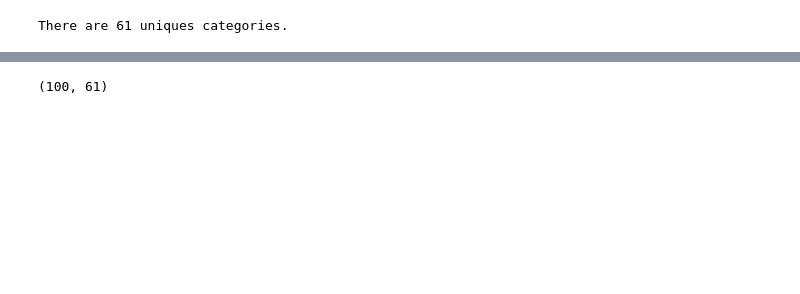
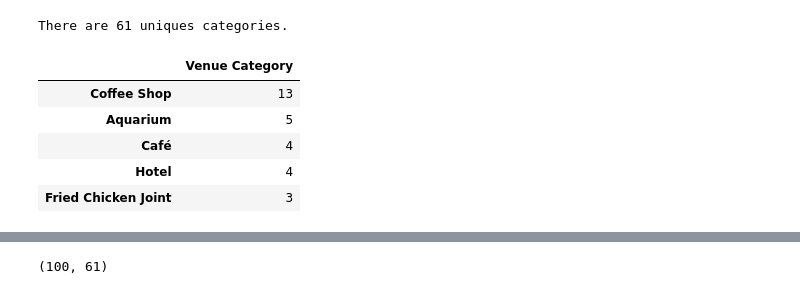
Before and after one commit to ODHM86/Coursera_Capstone, a Jupyter notebook: FINAL_PROJECT_COURSE9_WEEK5.ipynb, the cells around one changed output, grey strips where cells are left out. Saved outputs shown, nothing was run; the diff lists cells and outputs as text; code cells hidden in the pictures; blank space fills up the shorter version.

```diff
--- a/FINAL_PROJECT_COURSE9_WEEK5.ipynb
+++ b/FINAL_PROJECT_COURSE9_WEEK5.ipynb
@@ -686,3 +752,13 @@ toronto_venues_islands.groupby('Neighborhood').count()
 print('There are {} uniques categories.'.format(len(toronto_venues_islands['Venue Category'].unique())))
 # %% [output]
 There are 61 uniques categories.
+# %%
+plot_venues_toronto=pd.DataFrame(toronto_venues_islands['Venue Category'].value_counts())
+plot_venues_toronto.head()
+# %% [output]
+|  | Venue Category |
+| Coffee Shop | 13 |
+| Aquarium | 5 |
+| Café | 4 |
+| Hotel | 4 |
+| Fried Chicken Joint | 3 |
```
Also changed, not shown: parts of 20 cells of this notebook.
